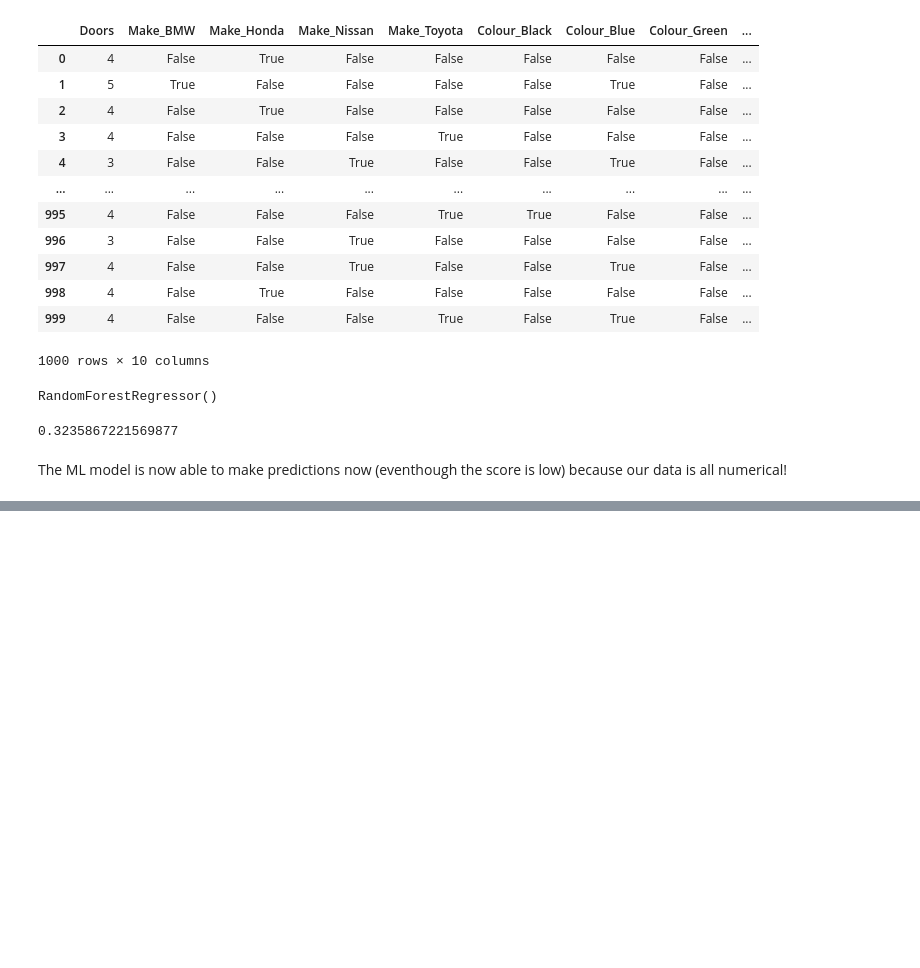
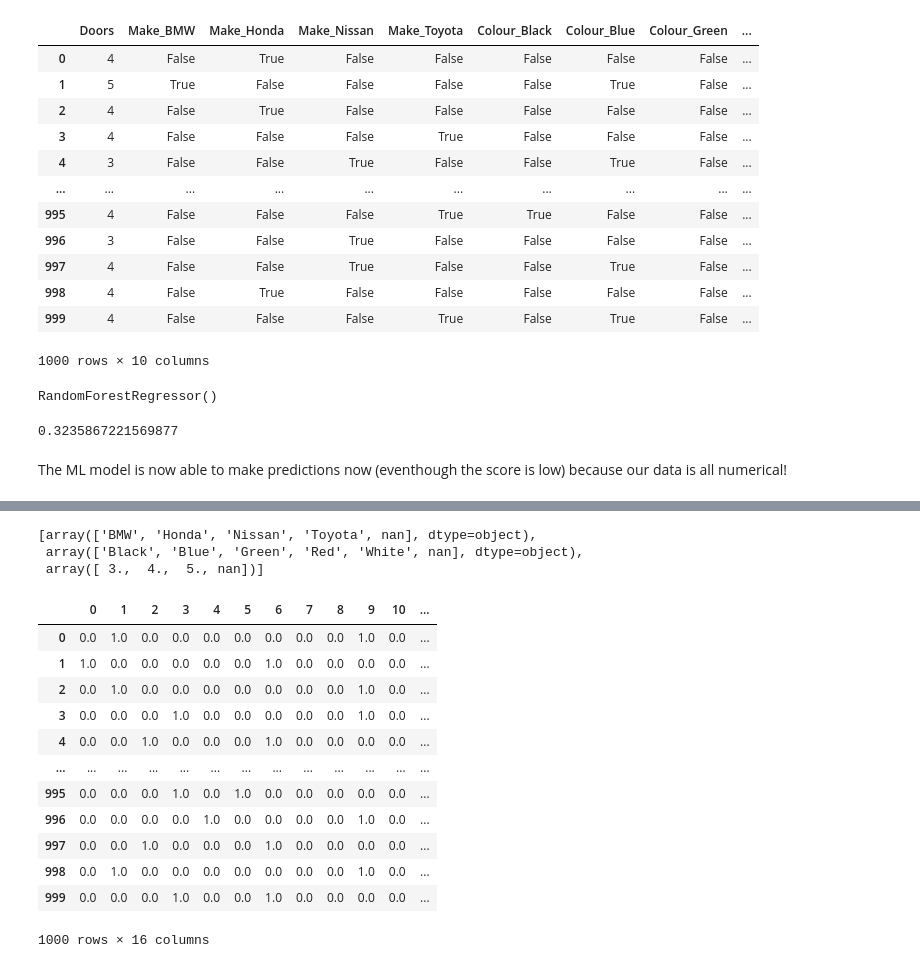
Before and after one commit to AHMAD-KHAIRI/ztm-ml-course, a Jupyter notebook: 05_scikit-learn/introduction-to-scikit-learn.ipynb, the cells around one changed output, grey strips where cells are left out. Saved outputs shown, nothing was run; the diff lists cells and outputs as text; code cells hidden in the pictures; blank space fills up the shorter version.

```diff
--- a/05_scikit-learn/introduction-to-scikit-learn.ipynb
+++ b/05_scikit-learn/introduction-to-scikit-learn.ipynb
@@ -556,0 +560,5 @@ The ML model is now able to make predictions now (eventhough the score is low) b
+# %%
+# Import car sales extended missing data
+
+car_sales_missing = pd.read_csv("./data/car-sales-extended-missing-data.csv")
+car_sales_missing.head()
@@ -556,0 +600,21 @@ The ML model is now able to make predictions now (eventhough the score is low) b
+# %%
+# split the data into features (X) and labels (y
+X = car_sales_missing.drop("Price", axis=1)
+y = car_sales_missing["Price"]
+# %%
+# Again, convert the categorical data into numbers like we did beforea
+from sklearn.preprocessing import OneHotEncoder
+from sklearn.compose import ColumnTransformer
+
+# define the features
+categorical_features = ["Make", "Colour", "Doors"]
+
+# initialize
+one_hot = OneHotEncoder(sparse_output=False) # we put the parameter sparse_output=False to return the values in narray instead of a sparse matrix
+transformer = ColumnTransformer([("one_hot",
+                                 one_hot,
+                                 categorical_features)],
+                                 remainder="passthrough")
+
+transformed_X = transformer.fit_transform(X)
+transformed_X
@@ -556,0 +635,24 @@ The ML model is now able to make predictions now (eventhough the score is low) b
+# %%
+# Check categories of OneHotEncoder by indexing into it
+transformer.transformers_[0][1].categories_
+# %% [output]
+[array(['BMW', 'Honda', 'Nissan', 'Toyota', nan], dtype=object),
+ array(['Black', 'Blue', 'Green', 'Red', 'White', nan], dtype=object),
+ array([ 3.,  4.,  5., nan])]
+# %%
+# turn the transformed_X into a dataframe
+pd.DataFrame(transformed_X)
+# %% [output]
+|  | 0 | 1 | 2 | 3 | 4 | 5 | 6 | 7 | 8 | 9 | 10 | ... |
+| 0 | 0.0 | 1.0 | 0.0 | 0.0 | 0.0 | 0.0 | 0.0 | 0.0 | 0.0 | 1.0 | 0.0 | ... |
+| 1 | 1.0 | 0.0 | 0.0 | 0.0 | 0.0 | 0.0 | 1.0 | 0.0 | 0.0 | 0.0 | 0.0 | ... |
+| 2 | 0.0 | 1.0 | 0.0 | 0.0 | 0.0 | 0.0 | 0.0 | 0.0 | 0.0 | 1.0 | 0.0 | ... |
+| 3 | 0.0 | 0.0 | 0.0 | 1.0 | 0.0 | 0.0 | 0.0 | 0.0 | 0.0 | 1.0 | 0.0 | ... |
+| 4 | 0.0 | 0.0 | 1.0 | 0.0 | 0.0 | 0.0 | 1.0 | 0.0 | 0.0 | 0.0 | 0.0 | ... |
+| ... | ... | ... | ... | ... | ... | ... | ... | ... | ... | ... | ... | ... |
+| 995 | 0.0 | 0.0 | 0.0 | 1.0 | 0.0 | 1.0 | 0.0 | 0.0 | 0.0 | 0.0 | 0.0 | ... |
+| 996 | 0.0 | 0.0 | 0.0 | 0.0 | 1.0 | 0.0 | 0.0 | 0.0 | 0.0 | 1.0 | 0.0 | ... |
+| 997 | 0.0 | 0.0 | 1.0 | 0.0 | 0.0 | 0.0 | 1.0 | 0.0 | 0.0 | 0.0 | 0.0 | ... |
+| 998 | 0.0 | 1.0 | 0.0 | 0.0 | 0.0 | 0.0 | 0.0 | 0.0 | 0.0 | 1.0 | 0.0 | ... |
+| 999 | 0.0 | 0.0 | 0.0 | 1.0 | 0.0 | 0.0 | 1.0 | 0.0 | 0.0 | 0.0 | 0.0 | ... |
+1000 rows × 16 columns
```
Also changed, not shown: parts of 74 cells of this notebook, 5 other files.
